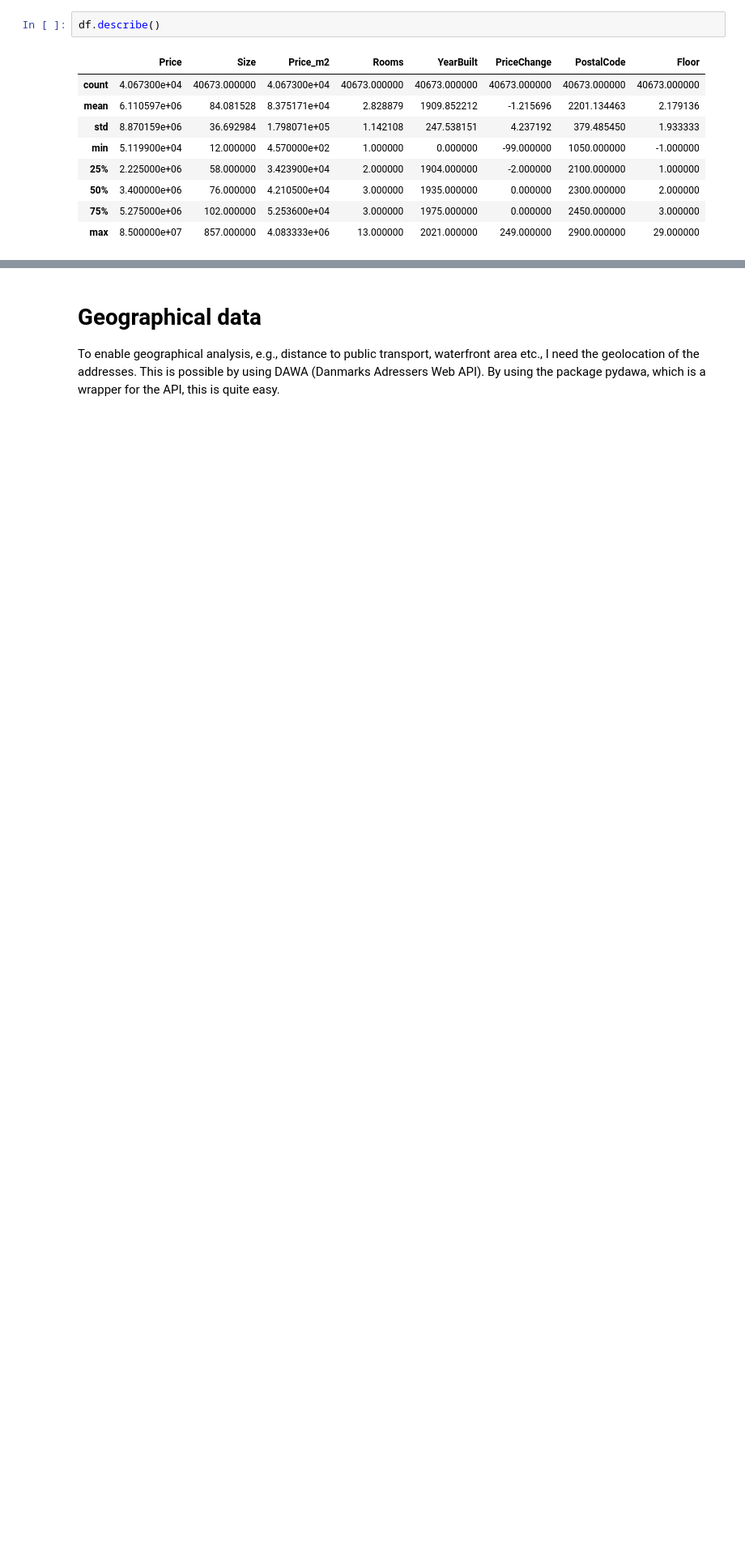
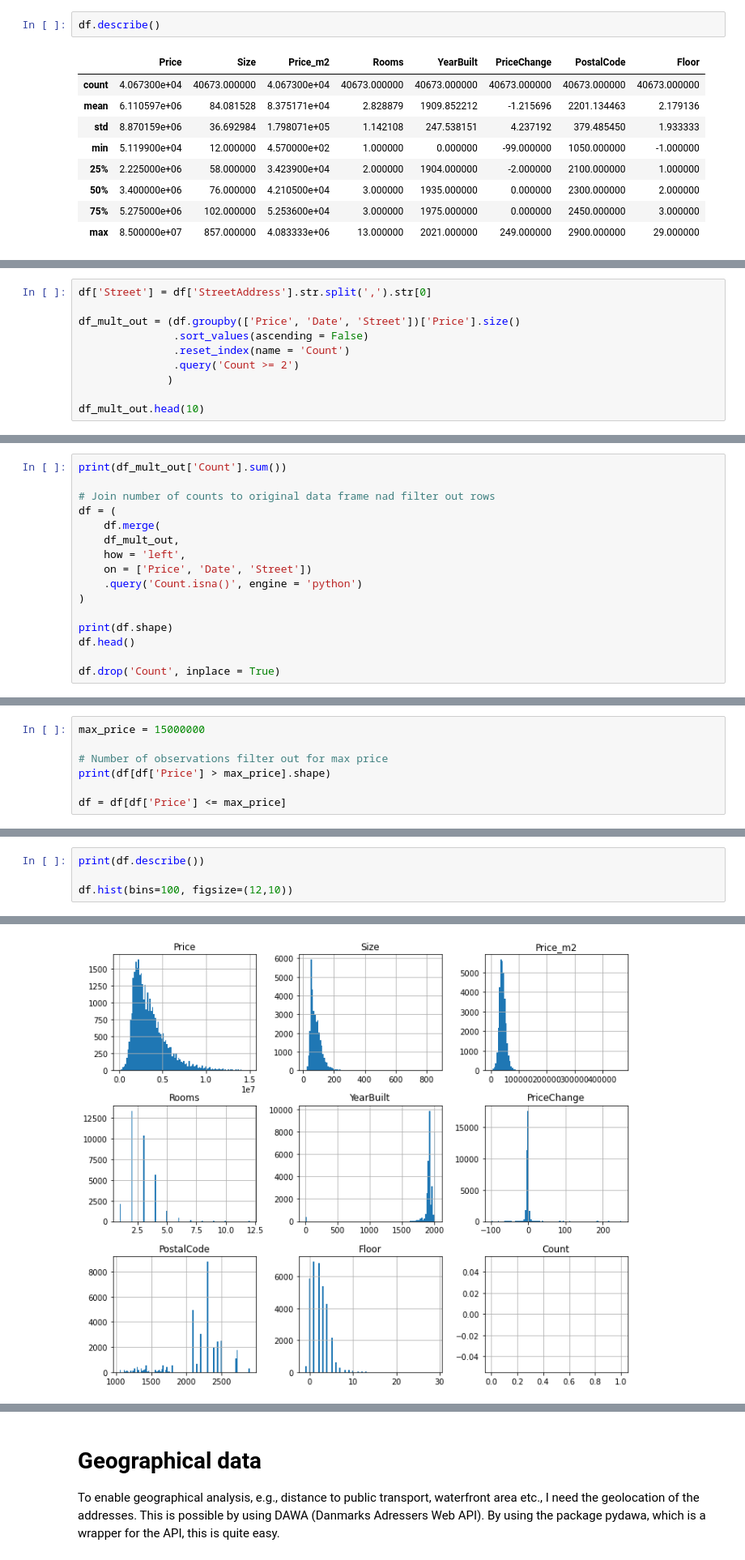
Before and after one commit to MartinJHallberg/BoligaData, a Jupyter notebook: BoligaDataPrep.ipynb, the cells around one changed output, grey strips where cells are left out. Shown: that part at 81% size. Drawn from its saved outputs; the diff is of its cells as text; blank space fills up the shorter version.

```diff
--- a/BoligaDataPrep.ipynb
+++ b/BoligaDataPrep.ipynb
@@ -148,0 +215,10 @@ df.describe()
+# %%
+df['Street'] = df['StreetAddress'].str.split(',').str[0]
+
+df_mult_out = (df.groupby(['Price', 'Date', 'Street'])['Price'].size()
+               .sort_values(ascending = False)
+               .reset_index(name = 'Count')
+               .query('Count >= 2')
+              )
+
+df_mult_out.head(10)
@@ -148,0 +239,16 @@ df.describe()
+# %%
+print(df_mult_out['Count'].sum())
+
+# Join number of counts to original data frame nad filter out rows
+df = (
+    df.merge(
+    df_mult_out,
+    how = 'left',
+    on = ['Price', 'Date', 'Street'])
+    .query('Count.isna()', engine = 'python')
+)
+
+print(df.shape)
+df.head()
+
+df.drop('Count', inplace = True)
@@ -148,0 +266,7 @@ df.describe()
+# %%
+max_price = 15000000
+
+# Number of observations filter out for max price
+print(df[df['Price'] > max_price].shape)
+
+df = df[df['Price'] <= max_price]
@@ -148,0 +277,5 @@ df.describe()
+# %%
+print(df.describe())
+
+df.hist(bins=100, figsize=(12,10))
+# %% [output]
@@ -148,0 +310 @@ df.describe()
+[figure, added]
```
Also changed, not shown: parts of 40 cells of this notebook, 1 other file.
